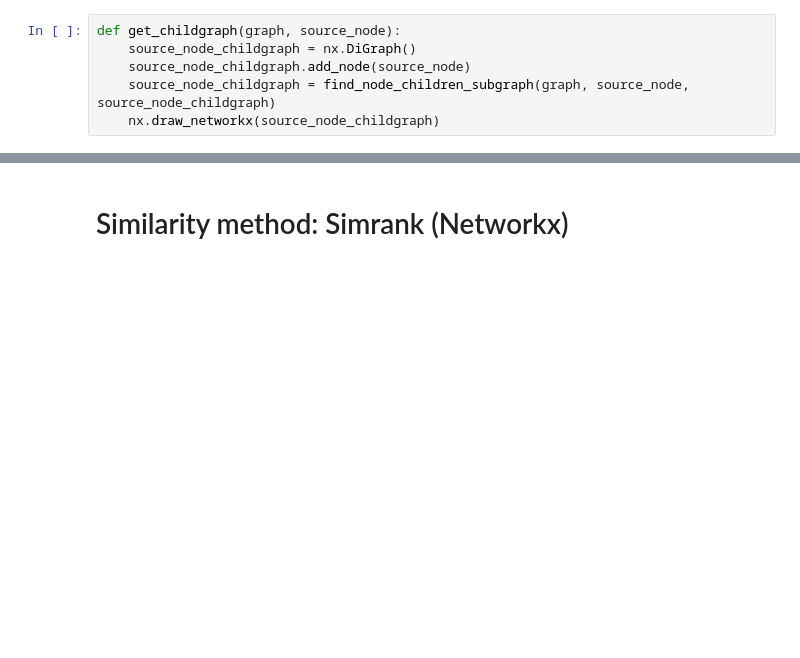
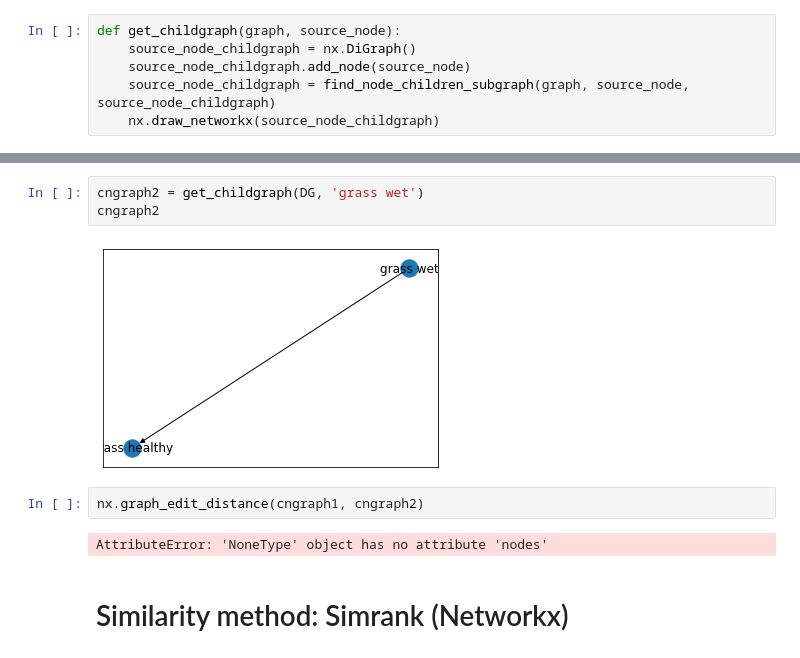
Before and after one commit to nico-espinosadice/abductive-theory, a Jupyter notebook: Individual Work/Hana-tests.ipynb, the cells around one changed output, grey strips where cells are left out. Saved outputs shown, nothing was run; the diff lists cells and outputs as text; blank space fills up the shorter version.

```diff
--- a/Individual Work/Hana-tests.ipynb
+++ b/Individual Work/Hana-tests.ipynb
@@ -92,3 +150,12 @@ cngraph1
+# %%
+cngraph2 = get_childgraph(DG, 'grass wet')
+cngraph2
+# %% [output]
+[figure, added]
+# %%
+nx.graph_edit_distance(cngraph1, cngraph2)
+# %% [output]
+AttributeError: 'NoneType' object has no attribute 'nodes'
 # %% [markdown]
 # Similarity method: Simrank (Networkx)
 # %%
```
Also changed, not shown: parts of 13 cells of this notebook.
